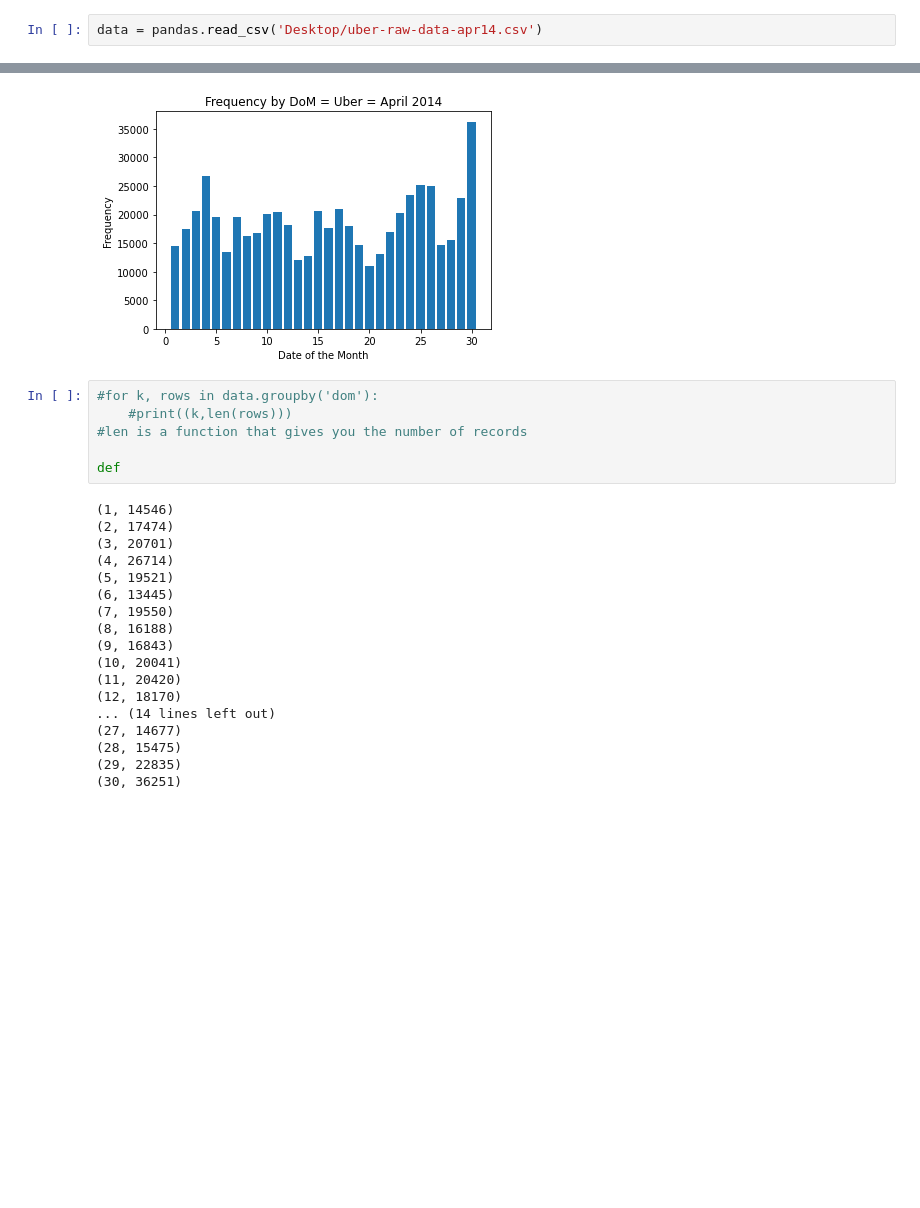
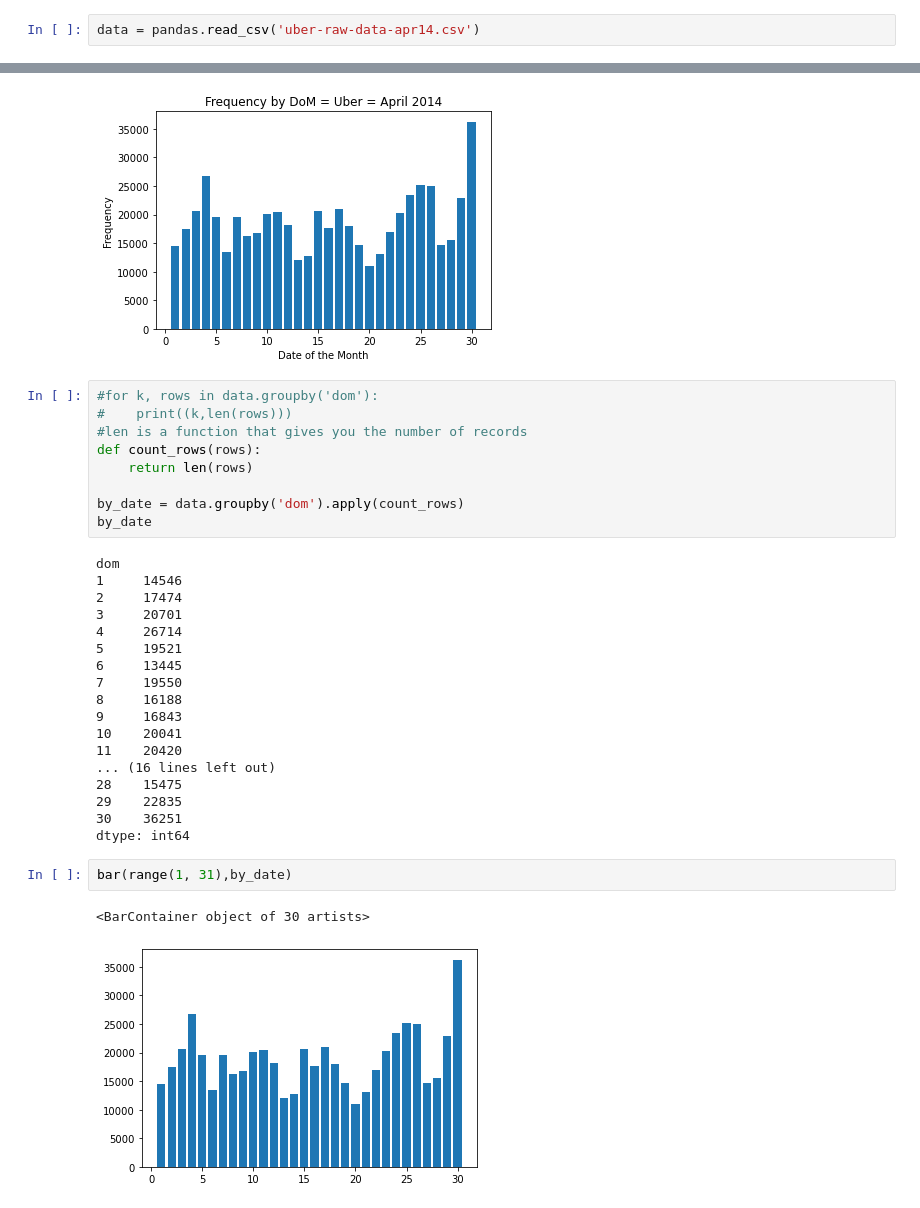
Before and after one commit to MarwaMAlqatari/Uber-Data-Analysis, a Jupyter notebook: UberDataAnalysis.ipynb, the cells around one changed output, grey strips where cells are left out. Cells and saved outputs as stored; diff of their text form; blank space fills up the shorter version.

```diff
--- a/UberDataAnalysis.ipynb
+++ b/UberDataAnalysis.ipynb
@@ -7,7 +7,7 @@ Populating the interactive namespace from numpy and matplotlib
 # %% [markdown]
 # Load CSV fine into memory
 # %%
-data = pandas.read_csv('Desktop/uber-raw-data-apr14.csv')
+data = pandas.read_csv('uber-raw-data-apr14.csv')
 # %%
 data.tail()
 # %% [output]
@@ -74,25 +74,33 @@ Text(0.5, 1.0, 'Frequency by DoM = Uber = April 2014')
 [figure]
 # %%
 #for k, rows in data.groupby('dom'):
-    #print((k,len(rows)))
+#    print((k,len(rows)))
 #len is a function that gives you the number of records
+def count_rows(rows):
+    return len(rows)
 
-def
+by_date = data.groupby('dom').apply(count_rows)
+by_date
 # %% [output]
-(1, 14546)
-(2, 17474)
-(3, 20701)
-(4, 26714)
-(5, 19521)
-(6, 13445)
-(7, 19550)
-(8, 16188)
-(9, 16843)
-(10, 20041)
-(11, 20420)
-(12, 18170)
-... (14 lines left out)
-(27, 14677)
-(28, 15475)
-(29, 22835)
-(30, 36251)
+dom
+1     14546
+2     17474
+3     20701
+4     26714
+5     19521
+6     13445
+7     19550
+8     16188
+9     16843
+10    20041
+11    20420
+... (16 lines left out)
+28    15475
+29    22835
+30    36251
+dtype: int64
+# %%
+bar(range(1, 31),by_date)
+# %% [output]
+<BarContainer object of 30 artists>
+[figure, added]
```
Also changed, not shown: parts of 14 cells of this notebook, 1 other file.
